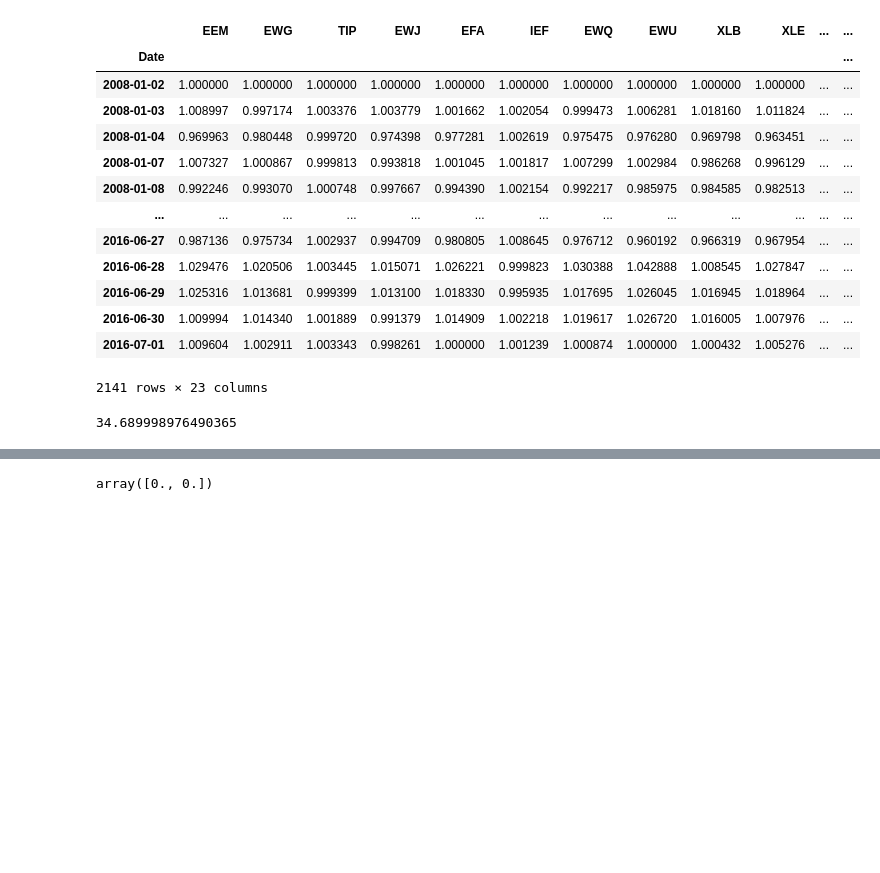
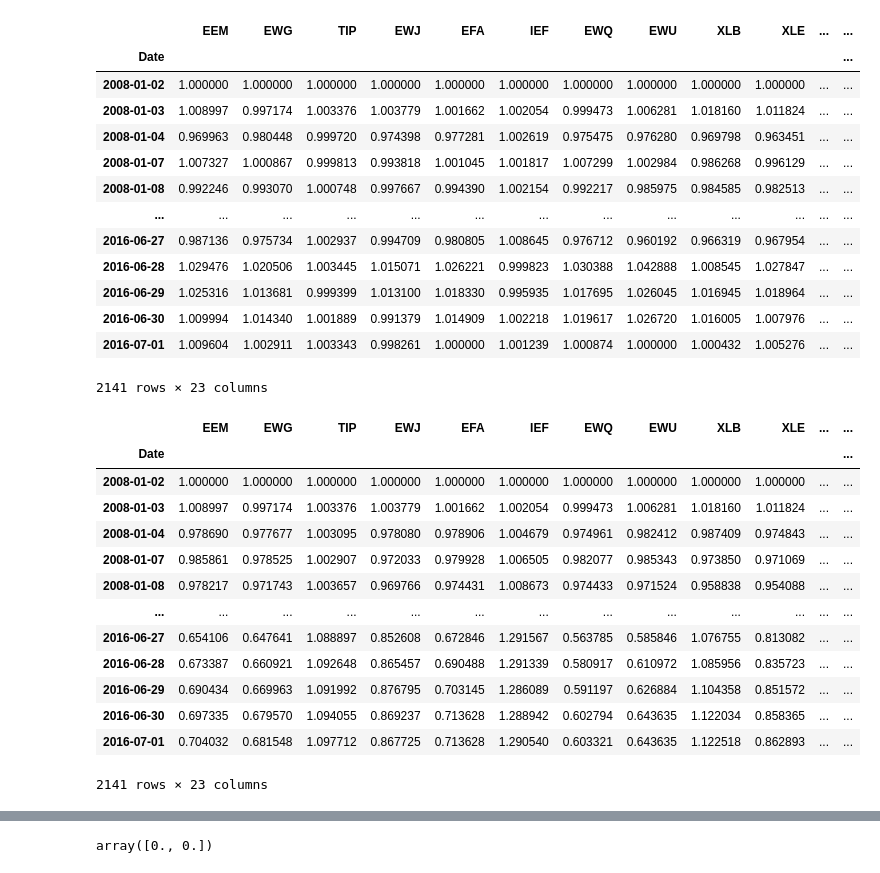
Before and after one commit to hudson-and-thames/mlfinlab, a Jupyter notebook: mlfinlab/online_portfolio_selection/testing.ipynb, the cells around one changed output, grey strips where cells are left out. Saved outputs shown, nothing was run; the diff lists cells and outputs as text; code cells hidden in the pictures; blank space fills up the shorter version.

```diff
--- a/mlfinlab/online_portfolio_selection/testing.ipynb
+++ b/mlfinlab/online_portfolio_selection/testing.ipynb
@@ -98,10 +111,23 @@ diff
 | 2016-06-30 | 1.009994 | 1.014340 | 1.001889 | 0.991379 | 1.014909 | 1.002218 | 1.019617 | 1.026720 | 1.016005 | 1.007976 | ... | ... |
 | 2016-07-01 | 1.009604 | 1.002911 | 1.003343 | 0.998261 | 1.000000 | 1.001239 | 1.000874 | 1.000000 | 1.000432 | 1.005276 | ... | ... |
 2141 rows × 23 columns
-# %%
-diff.apply
-# %% [output]
-34.689998976490365
+# %%
+diff.cumprod(axis=0)
+# %% [output]
+|  | EEM | EWG | TIP | EWJ | EFA | IEF | EWQ | EWU | XLB | XLE | ... | ... |
+| Date |  |  |  |  |  |  |  |  |  |  |  | ... |
+| 2008-01-02 | 1.000000 | 1.000000 | 1.000000 | 1.000000 | 1.000000 | 1.000000 | 1.000000 | 1.000000 | 1.000000 | 1.000000 | ... | ... |
+| 2008-01-03 | 1.008997 | 0.997174 | 1.003376 | 1.003779 | 1.001662 | 1.002054 | 0.999473 | 1.006281 | 1.018160 | 1.011824 | ... | ... |
+| 2008-01-04 | 0.978690 | 0.977677 | 1.003095 | 0.978080 | 0.978906 | 1.004679 | 0.974961 | 0.982412 | 0.987409 | 0.974843 | ... | ... |
+| 2008-01-07 | 0.985861 | 0.978525 | 1.002907 | 0.972033 | 0.979928 | 1.006505 | 0.982077 | 0.985343 | 0.973850 | 0.971069 | ... | ... |
+| 2008-01-08 | 0.978217 | 0.971743 | 1.003657 | 0.969766 | 0.974431 | 1.008673 | 0.974433 | 0.971524 | 0.958838 | 0.954088 | ... | ... |
+| ... | ... | ... | ... | ... | ... | ... | ... | ... | ... | ... | ... | ... |
+| 2016-06-27 | 0.654106 | 0.647641 | 1.088897 | 0.852608 | 0.672846 | 1.291567 | 0.563785 | 0.585846 | 1.076755 | 0.813082 | ... | ... |
+| 2016-06-28 | 0.673387 | 0.660921 | 1.092648 | 0.865457 | 0.690488 | 1.291339 | 0.580917 | 0.610972 | 1.085956 | 0.835723 | ... | ... |
+| 2016-06-29 | 0.690434 | 0.669963 | 1.091992 | 0.876795 | 0.703145 | 1.286089 | 0.591197 | 0.626884 | 1.104358 | 0.851572 | ... | ... |
+| 2016-06-30 | 0.697335 | 0.679570 | 1.094055 | 0.869237 | 0.713628 | 1.288942 | 0.602794 | 0.643635 | 1.122034 | 0.858365 | ... | ... |
+| 2016-07-01 | 0.704032 | 0.681548 | 1.097712 | 0.867725 | 0.713628 | 1.290540 | 0.603321 | 0.643635 | 1.122518 | 0.862893 | ... | ... |
+2141 rows × 23 columns
 # %%
 pd.DataFrame(make_array, index=idx, columns=name)
 # %% [output]
```
Also changed, not shown: parts of 2 cells of this notebook, 3 other files.
